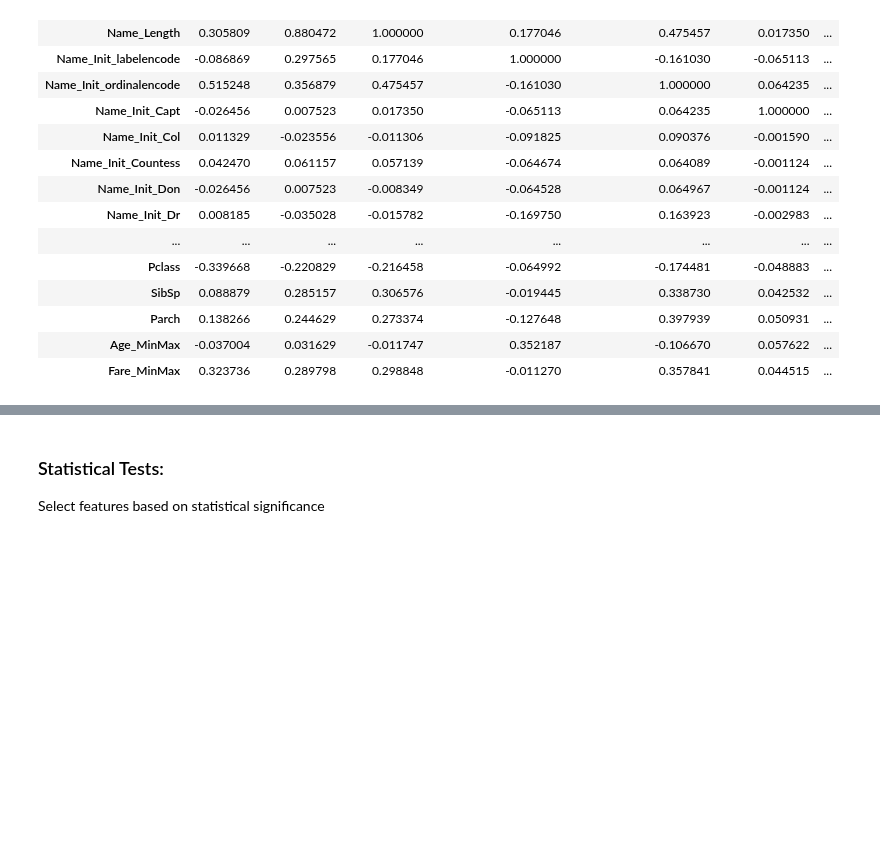
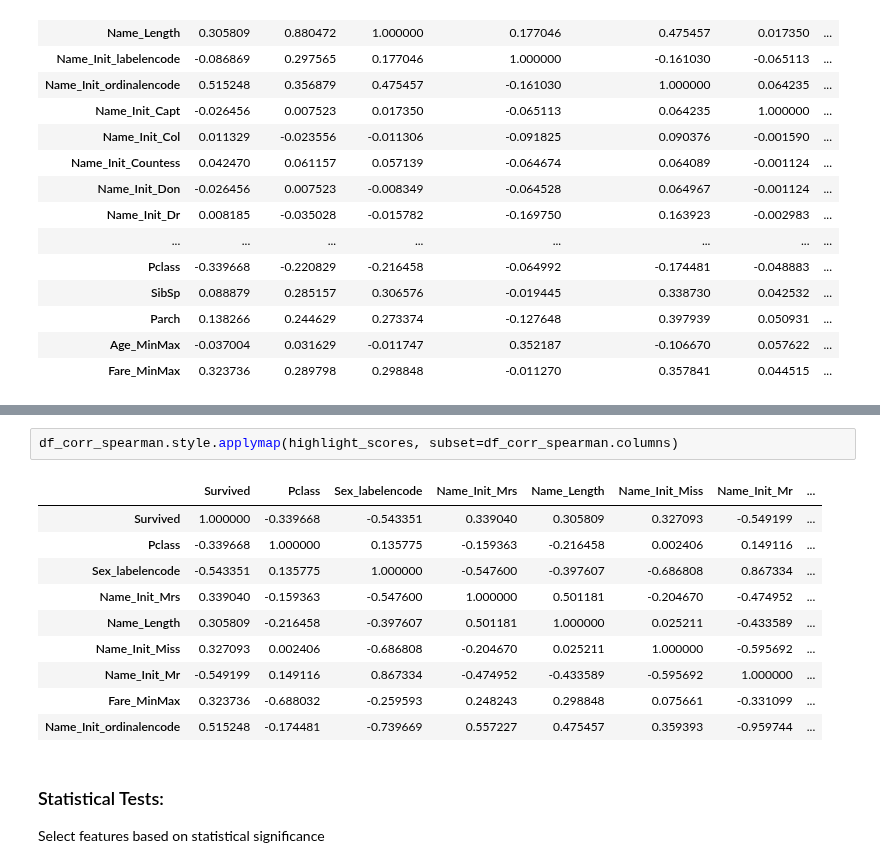
Before and after one commit to Rahul-404/Titanic_Problem_Kaggel, a Jupyter notebook: 4_Feature_Selection.ipynb, the cells around one changed output, grey strips where cells are left out. Saved outputs shown, nothing was run; the diff lists cells and outputs as text; blank space fills up the shorter version.

```diff
--- a/4_Feature_Selection.ipynb
+++ b/4_Feature_Selection.ipynb
@@ -150,3 +371,16 @@ df_corr_spearman.style.applymap(highlight_scores, subset=df.columns)
+# %%
+df_corr_spearman.style.applymap(highlight_scores, subset=df_corr_spearman.columns)
+# %% [output]
+|  | Survived | Pclass | Sex_labelencode | Name_Init_Mrs | Name_Length | Name_Init_Miss | Name_Init_Mr | ... |
+| Survived | 1.000000 | -0.339668 | -0.543351 | 0.339040 | 0.305809 | 0.327093 | -0.549199 | ... |
+| Pclass | -0.339668 | 1.000000 | 0.135775 | -0.159363 | -0.216458 | 0.002406 | 0.149116 | ... |
+| Sex_labelencode | -0.543351 | 0.135775 | 1.000000 | -0.547600 | -0.397607 | -0.686808 | 0.867334 | ... |
+| Name_Init_Mrs | 0.339040 | -0.159363 | -0.547600 | 1.000000 | 0.501181 | -0.204670 | -0.474952 | ... |
+| Name_Length | 0.305809 | -0.216458 | -0.397607 | 0.501181 | 1.000000 | 0.025211 | -0.433589 | ... |
+| Name_Init_Miss | 0.327093 | 0.002406 | -0.686808 | -0.204670 | 0.025211 | 1.000000 | -0.595692 | ... |
+| Name_Init_Mr | -0.549199 | 0.149116 | 0.867334 | -0.474952 | -0.433589 | -0.595692 | 1.000000 | ... |
+| Fare_MinMax | 0.323736 | -0.688032 | -0.259593 | 0.248243 | 0.298848 | 0.075661 | -0.331099 | ... |
+| Name_Init_ordinalencode | 0.515248 | -0.174481 | -0.739669 | 0.557227 | 0.475457 | 0.359393 | -0.959744 | ... |
 # %% [markdown]
 ### Statistical Tests:
 Select features based on statistical significance
```
Also changed, not shown: parts of 22 cells of this notebook.
